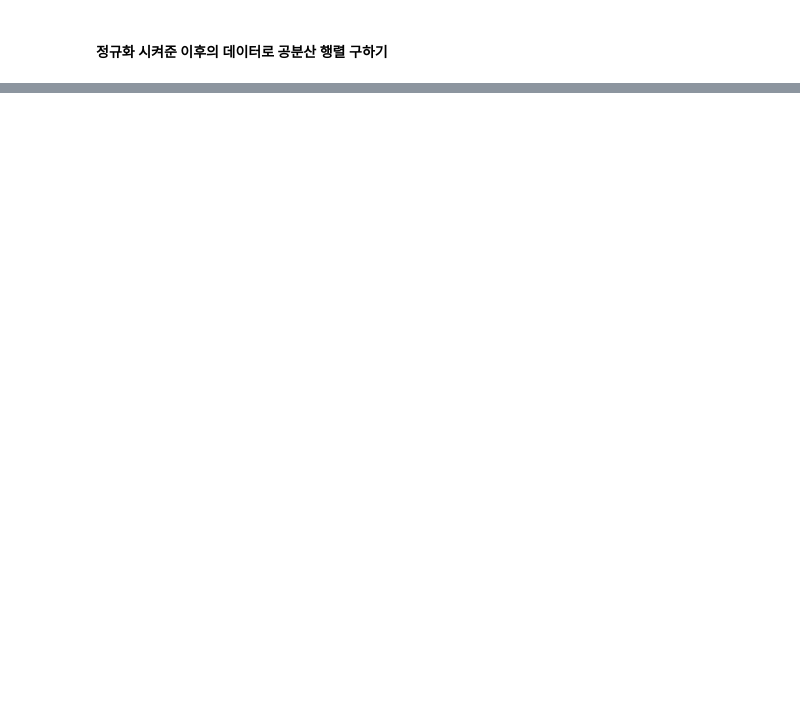
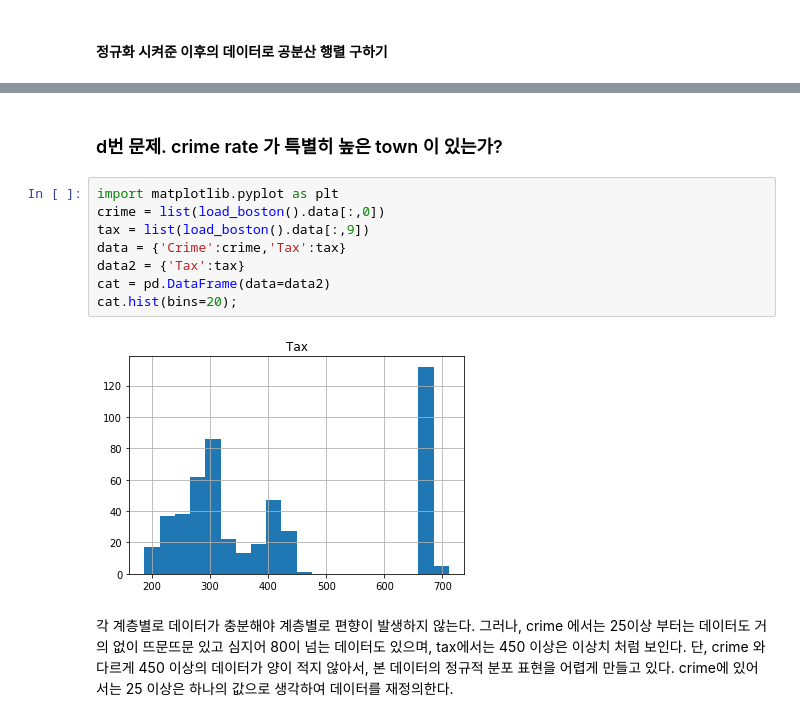
Before and after one commit to dreamyou070/-2020-2-, a Jupyter notebook: Ch2(#10)_200908.ipynb, the cells around one changed output, grey strips where cells are left out. Cells and saved outputs as stored; diff of their text form; blank space fills up the shorter version.

```diff
--- a/Ch2(#10)_200908.ipynb
+++ b/Ch2(#10)_200908.ipynb
@@ -196,0 +211,16 @@ plt.show()
+# %% [markdown]
+### d번 문제. crime rate 가 특별히 높은 town 이 있는가?
+# %%
+import matplotlib.pyplot as plt
+crime = list(load_boston().data[:,0])
+tax = list(load_boston().data[:,9])
+data = {'Crime':crime,'Tax':tax}
+data2 = {'Tax':tax}
+cat = pd.DataFrame(data=data2)
+cat.hist(bins=20);
+# %% [output]
+[figure, added]
+# %% [markdown]
+각 계층별로 데이터가 충분해야 계층별로 편향이 발생하지 않는다.
+그러나, crime 에서는 25이상 부터는 데이터도 거의 없이 뜨문뜨문 있고 심지어 80이 넘는 데이터도 있으며, tax에서는 450 이상은 이상치 처럼 보인다. 단, crime 와 다르게 450 이상의 데이터가 양이 적지 않아서, 본 데이터의 정규적 분포 표현을 어렵게 만들고 있다.
+crime에 있어서는 25 이상은 하나의 값으로 생각하여 데이터를 재정의한다.
```
Also changed, not shown: parts of 21 cells of this notebook.
